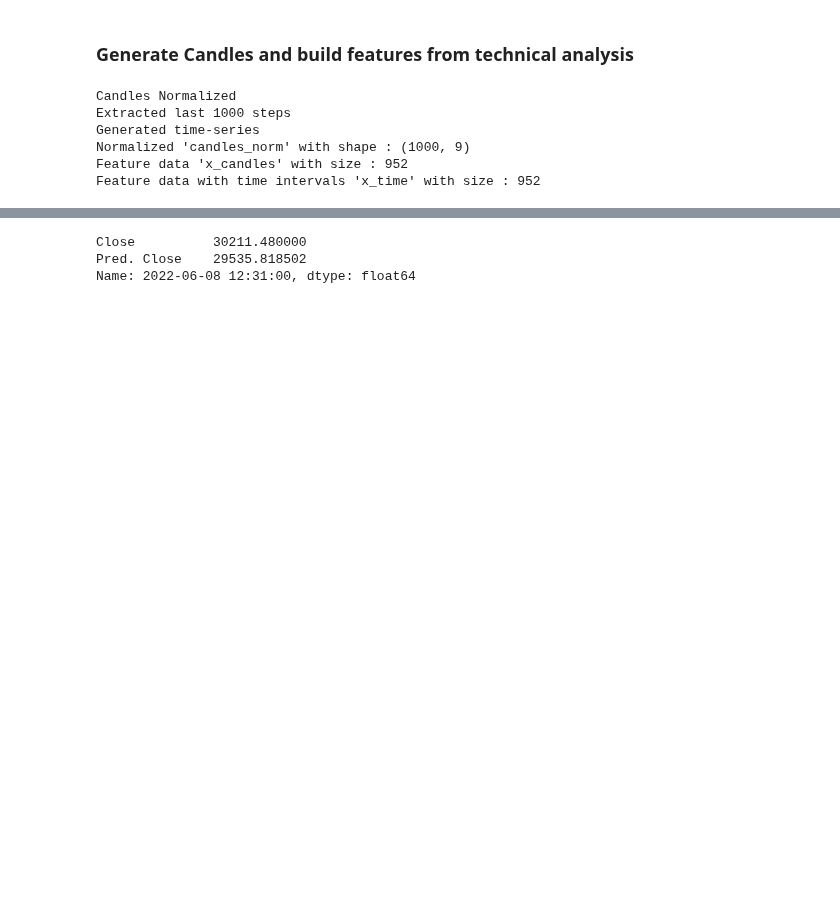
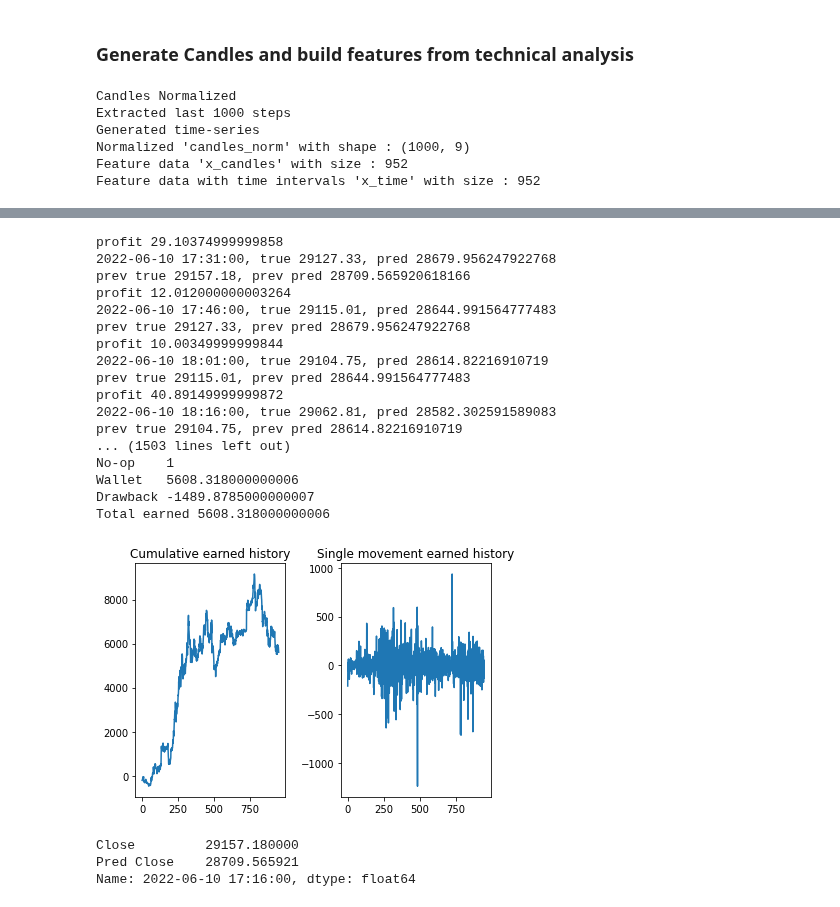
Before and after one commit to gabriele16/sats4u, a Jupyter notebook: colab/LSTM-CNN-BitCoin-Test-Live.ipynb, the cells around one changed output, grey strips where cells are left out. Drawn from its saved outputs; the diff is of its cells as text; code cells hidden in the pictures; blank space fills up the shorter version.

Commit message:
backtesting with kelly criterion. swork in progress

```diff
--- a/colab/LSTM-CNN-BitCoin-Test-Live.ipynb
+++ b/colab/LSTM-CNN-BitCoin-Test-Live.ipynb
@@ -253,6 +217,40 @@ def backtest_df(df_preds_true, long_or_short = "long", fee=0.025):
+# %%
+total_wallet_history, single_wallet_history, wallet = backtest_df(df_preds_true.dropna(), long_or_short = "short", fee=0.025)
+
+print('Total earned', wallet)
+
+plt.subplot(1, 2, 1)
+plt.plot(total_wallet_history)
+plt.title('Cumulative earned history')
+
+plt.subplot(1, 2, 2)
+plt.plot(single_wallet_history)
+plt.title('Single movement earned history')
+
+plt.tight_layout()
+plt.show()
+# %% [output]
+profit 29.10374999999858
+2022-06-10 17:31:00, true 29127.33, pred 28679.956247922768
+prev true 29157.18, prev pred 28709.565920618166
+profit 12.012000000003264
+2022-06-10 17:46:00, true 29115.01, pred 28644.991564777483
+prev true 29127.33, prev pred 28679.956247922768
+profit 10.00349999999844
+2022-06-10 18:01:00, true 29104.75, pred 28614.82216910719
+prev true 29115.01, prev pred 28644.991564777483
+profit 40.89149999999872
+2022-06-10 18:16:00, true 29062.81, pred 28582.302591589083
+prev true 29104.75, prev pred 28614.82216910719
+... (1503 lines left out)
+No-op    1
+Wallet   5608.318000000006
+Drawback -1489.8785000000007
+Total earned 5608.318000000006
+[figure, added]
 # %%
-df_preds_true.dropna().iloc[0]
+df_preds_true.dropna().iloc[1]
 # %% [output]
-Close          30211.480000
-Pred. Close    29535.818502
-Name: 2022-06-08 12:31:00, dtype: float64
+Close         29157.180000
+Pred Close    28709.565921
+Name: 2022-06-10 17:16:00, dtype: float64
```
Also changed, not shown: parts of 6 cells of this notebook.
